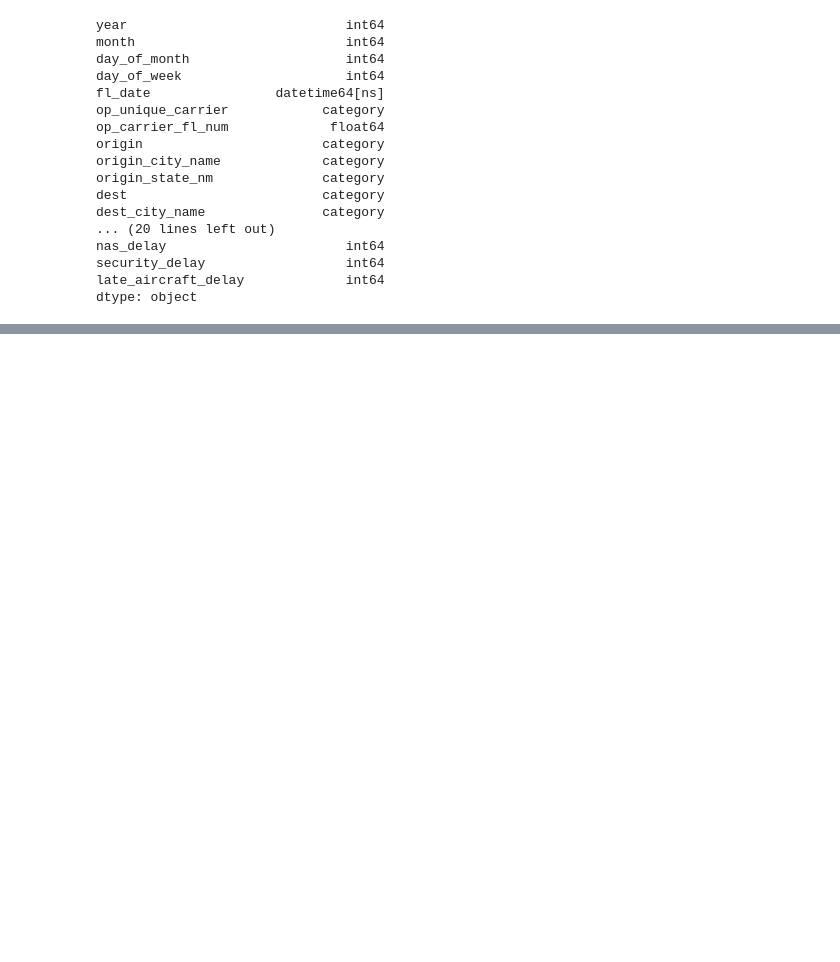
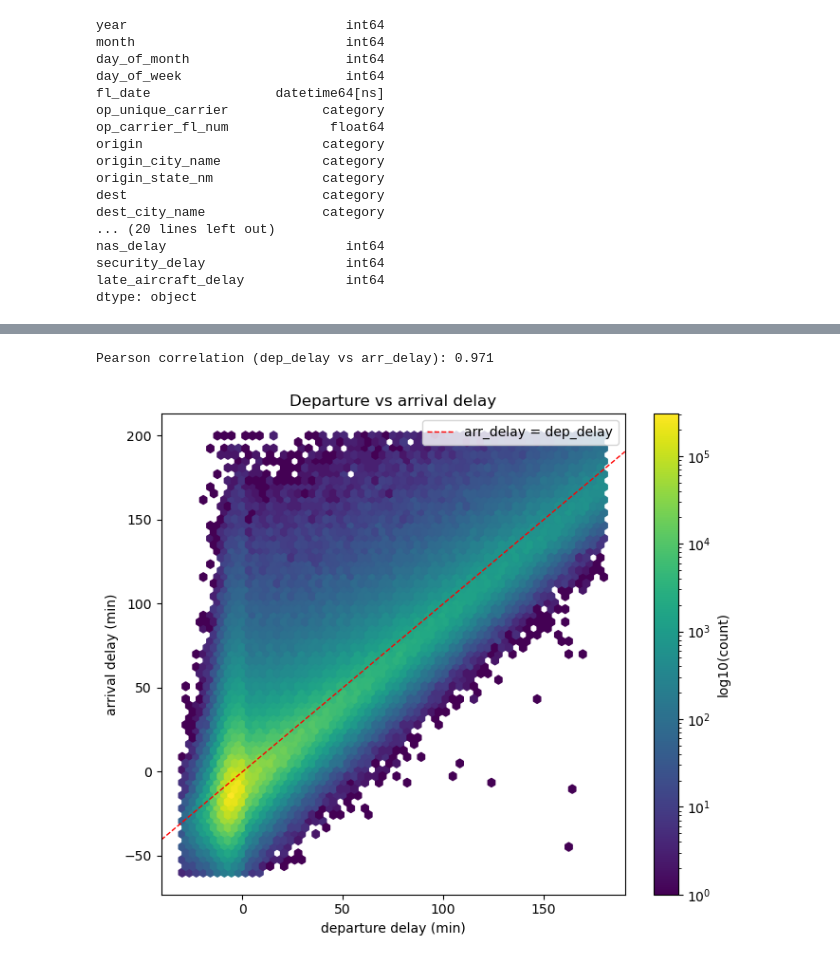
Before and after one commit to AdelinChaushev/Flight-Delay, a Jupyter notebook: notebooks/Eda.ipynb, the cells around one changed output, grey strips where cells are left out. Saved outputs shown, nothing was run; the diff lists cells and outputs as text; code cells hidden in the pictures; blank space fills up the shorter version.

```diff
--- a/notebooks/Eda.ipynb
+++ b/notebooks/Eda.ipynb
@@ -278,0 +366,22 @@ dtype: object
+# %%
+
+corr = flights["dep_delay"].corr(flights["arr_delay"])
+print(f"Pearson correlation (dep_delay vs arr_delay): {corr:.3f}")
+# %% [output]
+Pearson correlation (dep_delay vs arr_delay): 0.971
+# %%
+
+fig, ax = plt.subplots(figsize=(7, 6))
+hb = ax.hexbin(flights["dep_delay"], flights["arr_delay"],
+               gridsize=60, extent=(-30, 180, -60, 200),
+               bins="log", cmap="viridis", mincnt=1)
+ax.axline((0, 0), slope=1, color="red", lw=1, ls="--", label="arr_delay = dep_delay")
+fig.colorbar(hb, ax=ax, label="log10(count)")
+ax.set_xlabel("departure delay (min)")
+ax.set_ylabel("arrival delay (min)")
+ax.set_title("Departure vs arrival delay")
+ax.legend()
+plt.tight_layout()
+plt.show()
+# %% [output]
+[figure, added]
```
Also changed, not shown: parts of 34 cells of this notebook.
